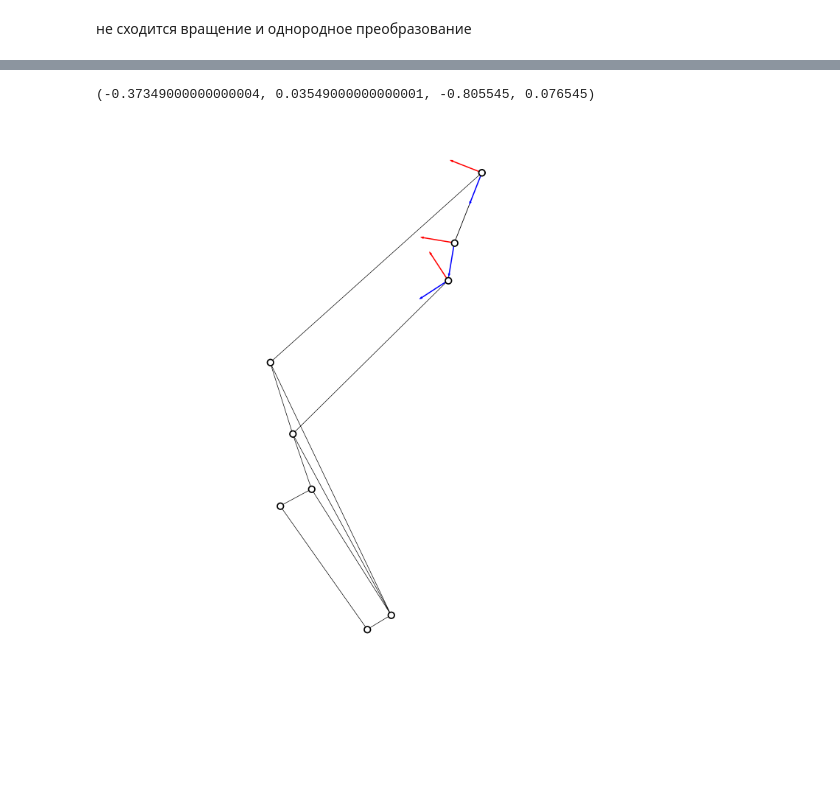
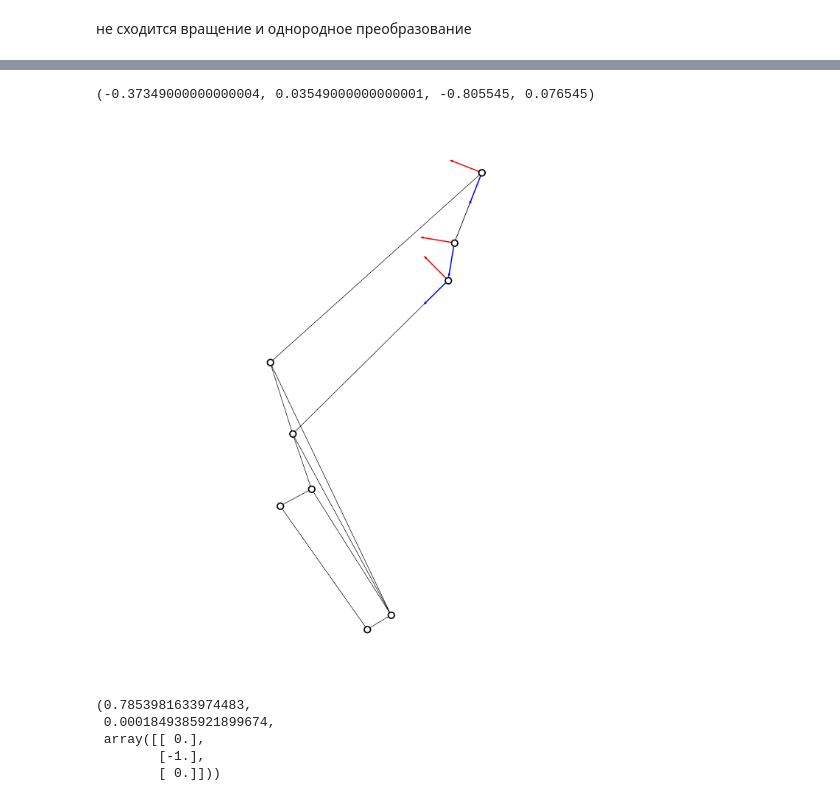
Before and after one commit to LicAiBeerLab/auto-robotics-design, a Jupyter notebook: test.ipynb, the cells around one changed output, grey strips where cells are left out. Saved outputs shown, nothing was run; the diff lists cells and outputs as text; code cells hidden in the pictures; blank space fills up the shorter version.

```diff
--- a/test.ipynb
+++ b/test.ipynb
@@ -96,0 +79,6 @@ pos
+# %%
+R = 0.751618254168963
+joint_nodes = set(graph.nodes())
+ground_joints = set(sorted(filter(lambda n: n.attach_ground, joint_nodes), key= lambda x: la.norm(x.r)))
+ee_joints = set(sorted(filter(lambda n: n.attach_endeffector, joint_nodes), key= lambda x: np.abs(la.norm(x.r) - R)))
+ground_joints, ee_joints
@@ -112,7 +312,7 @@ def get_rot_matrix_by_vec(v):
 ez = np.array([0,0,1])
 ex = np.array([1,0,0])
 
-v1z = main_branch[1].pos - main_branch[0].pos
+v1z = main_branch[1].r - main_branch[0].r
 # %%
 R1 = get_rot_matrix_by_vec(v1z)
 
@@ -121,7 +321,7 @@ H_w_b1[:3,:3] = R1(0).as_matrix()
 # %% [output]
 [ 0. -1.  0.] [ 0. -1.  0.] 2.767259037582209
 # %%
-v2z = main_branch[2].pos - main_branch[1].pos
+v2z = main_branch[2].r - main_branch[1].r
 
 v2z_l = la.inv(H_w_b1) @ np.array([*v2z.tolist(), 1])
 
@@ -133,10 +333,10 @@ H_b1_b2[:3,3] = np.array([0,0,la.norm(v1z)])
 # %% [output]
 [ 0. -1.  0.] [ 0. -1.  0.] 0.20918493859295728
 # %%
-v3z = main_branch[3].pos - main_branch[2].pos
+v3z = main_branch[3].r - main_branch[2].r
 
 # v3z_l = R2(0).as_matrix().T @ R1(0).as_matrix().T @ v3z
-v3z_l = la.inv(H_b1_b2) @ la.inv(H_w_b1) @ np.array([*v3z.tolist(), 1])
+v3z_l = la.inv(H_b1_b2) @ la.inv(H_w_b1) @ np.array([*v3z.tolist(), 0])
 
 
 R3 = get_rot_matrix_by_vec(v3z_l[:3])
@@ -273,27 +410,41 @@ plt.axis("equal")
 # %%
 
 
 q1 = 0
 q2 = 0
 q3 = 0
 plt.figure(figsize=(15, 15))
-nx.draw(cassie_graph, pos, node_color="w", linewidths=2.5, edgecolors="k", node_shape="o",node_size=150, with_labels=False)
+nx.draw(graph, pos, node_color="w", linewidths=2.5, edgecolors="k", node_shape="o",node_size=150, with_labels=False)
 v1x = R1(q1).as_matrix() @ ex
 e1z = R1(q1).as_matrix() @ ez
-plt.arrow(main_branch[0].pos[0],main_branch[0].pos[2],e1z[0]*0.05,e1z[2]*0.05, color="b")
-plt.arrow(main_branch[0].pos[0],main_branch[0].pos[2],v1x[0]*0.05,v1x[2]*0.05, color="r")
+plt.arrow(main_branch[0].r[0],main_branch[0].r[2],e1z[0]*0.05,e1z[2]*0.05, color="b")
+plt.arrow(main_branch[0].r[0],main_branch[0].r[2],v1x[0]*0.05,v1x[2]*0.05, color="r")
 
 e2z = R1(q1).as_matrix() @ R2(q2).as_matrix() @ ez
 v2x = R1(q1).as_matrix() @ R2(q2).as_matrix() @ ex
-plt.arrow(main_branch[1].pos[0],main_branch[1].pos[2],e2z[0]*0.05,e2z[2]*0.05, color="b")
-plt.arrow(main_branch[1].pos[0],main_branch[1].pos[2],v2x[0]*0.05,v2x[2]*0.05, color="r")
+plt.arrow(main_branch[1].r[0],main_branch[1].r[2],e2z[0]*0.05,e2z[2]*0.05, color="b")
+plt.arrow(main_branch[1].r[0],main_branch[1].r[2],v2x[0]*0.05,v2x[2]*0.05, color="r")
 
 e3z = R1(q1).as_matrix() @ R2(q2).as_matrix() @ R3(q3).as_matrix() @ ez
 v3x = R1(q1).as_matrix() @ R2(q2).as_matrix() @ R3(q3).as_matrix() @ ex
-plt.arrow(main_branch[2].pos[0],main_branch[2].pos[2],e3z[0]*0.05,e3z[2]*0.05, color="b")
-plt.arrow(main_branch[2].pos[0],main_branch[2].pos[2],v3x[0]*0.05,v3x[2]*0.05, color="r")
+plt.arrow(main_branch[2].r[0],main_branch[2].r[2],e3z[0]*0.05,e3z[2]*0.05, color="b")
+plt.arrow(main_branch[2].r[0],main_branch[2].r[2],v3x[0]*0.05,v3x[2]*0.05, color="r")
 
 plt.axis("equal")
 # %% [output]
 (-0.37349000000000004, 0.03549000000000001, -0.805545, 0.076545)
-[figure, old version]
+[figure, new version]
+# %%
+testR = R2(0.209).as_matrix()
+
+test_th = np.arccos((np.trace(testR) - 1)/2)
+
+test_omg = 1 / 2 / np.sin(test_th) * np.array([[testR[2,1]-testR[2,1]], [testR[0,2]-testR[2,0]], [testR[1,0]-testR[0,1]]])
+
+np.pi/4, test_th, test_omg
+# %% [output]
+(0.7853981633974483,
+ 0.0001849385921899674,
+ array([[ 0.],
+        [-1.],
+        [ 0.]]))
```
Also changed, not shown: parts of 33 cells of this notebook, 4 other files.
